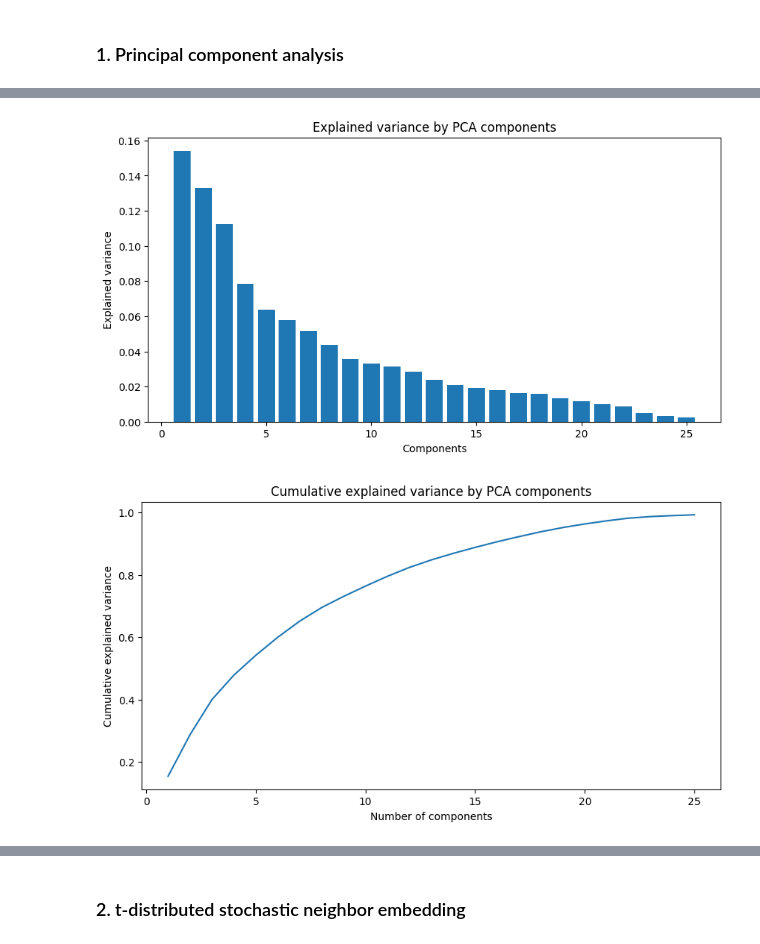
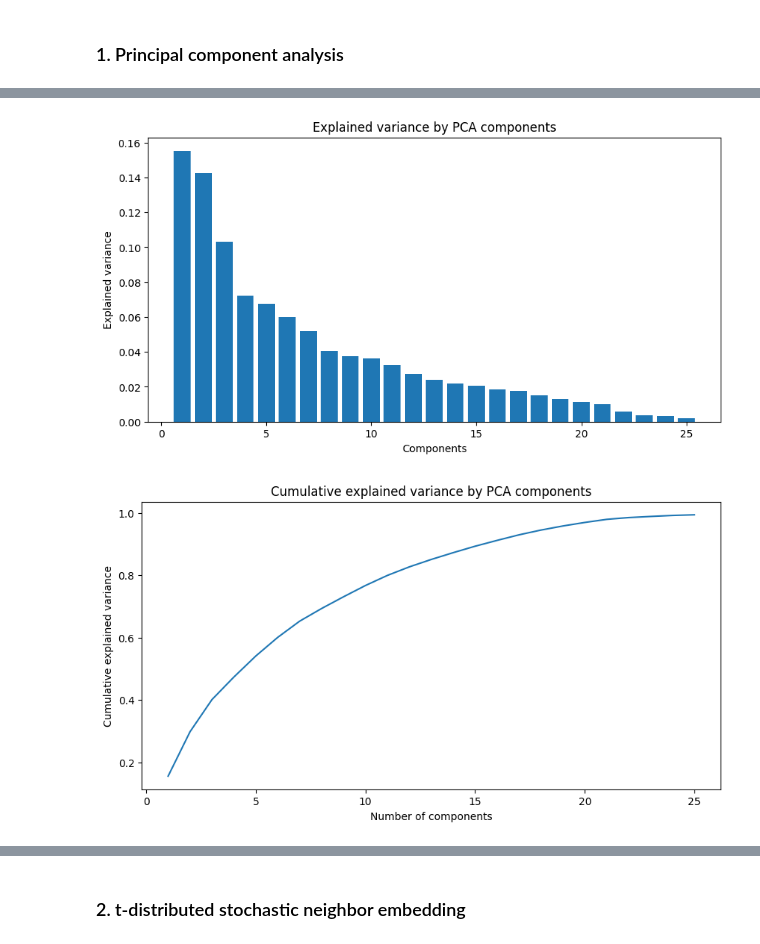
Before and after one commit to SoareCristi/BigData_MovieRatings, a Jupyter notebook: preprocessing_dimensionalityReduction.ipynb, the cells around one changed output, grey strips where cells are left out. Saved outputs shown, nothing was run; the diff lists cells and outputs as text; code cells hidden in the pictures.

```diff
--- a/preprocessing_dimensionalityReduction.ipynb
+++ b/preprocessing_dimensionalityReduction.ipynb
@@ -120,24 +120,24 @@ dtype: float64
 # %%
 n = 25
 pca_reduced = PCA(n_components=n)
-principalComponents_reduced = pca_reduced.fit_transform(df_scaled)
+principalComponents_reduced = pca_reduced.fit_transform(features)
 
 df_reduced = pd.DataFrame(data=principalComponents_reduced, columns=[f'PC{i+1}' for i in range(n)])
 
 plt.figure(figsize=(10, 5))
 plt.bar(range(1, len(pca_reduced.explained_variance_ratio_) + 1), pca_reduced.explained_variance_ratio_)
 plt.ylabel('Explained variance')
 plt.xlabel('Components')
 plt.title('Explained variance by PCA components')
 plt.show()
 
 cumulative_variance = np.cumsum(pca_reduced.explained_variance_ratio_)
 plt.figure(figsize=(10, 5))
 plt.plot(range(1, len(cumulative_variance) + 1), cumulative_variance)
 plt.ylabel('Cumulative explained variance')
 plt.xlabel('Number of components')
 plt.title('Cumulative explained variance by PCA components')
 plt.show()
 # %% [output]
-[figure, old version]
+[figure, new version]
 [figure]
```
Also changed, not shown: parts of 8 cells of this notebook.
